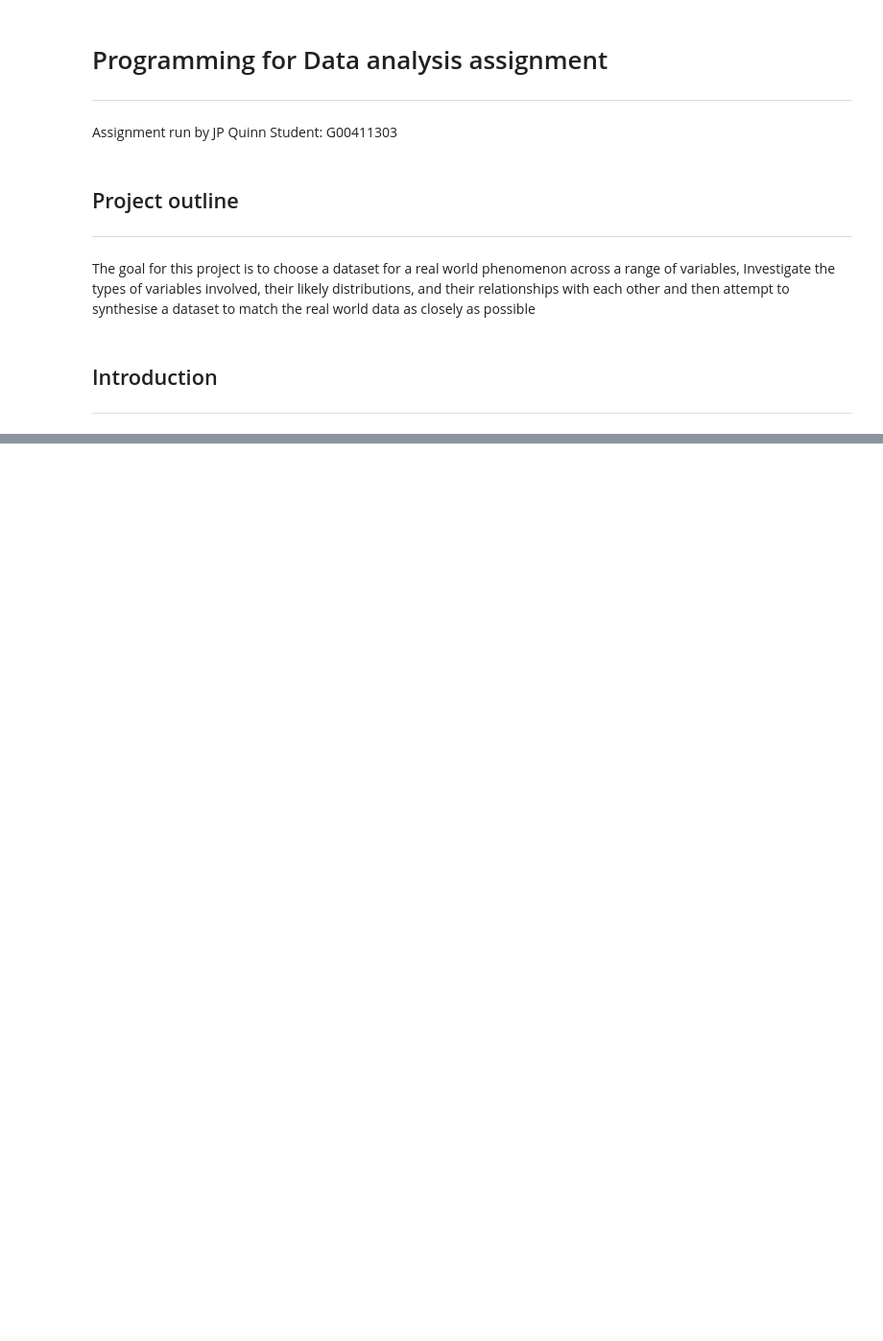
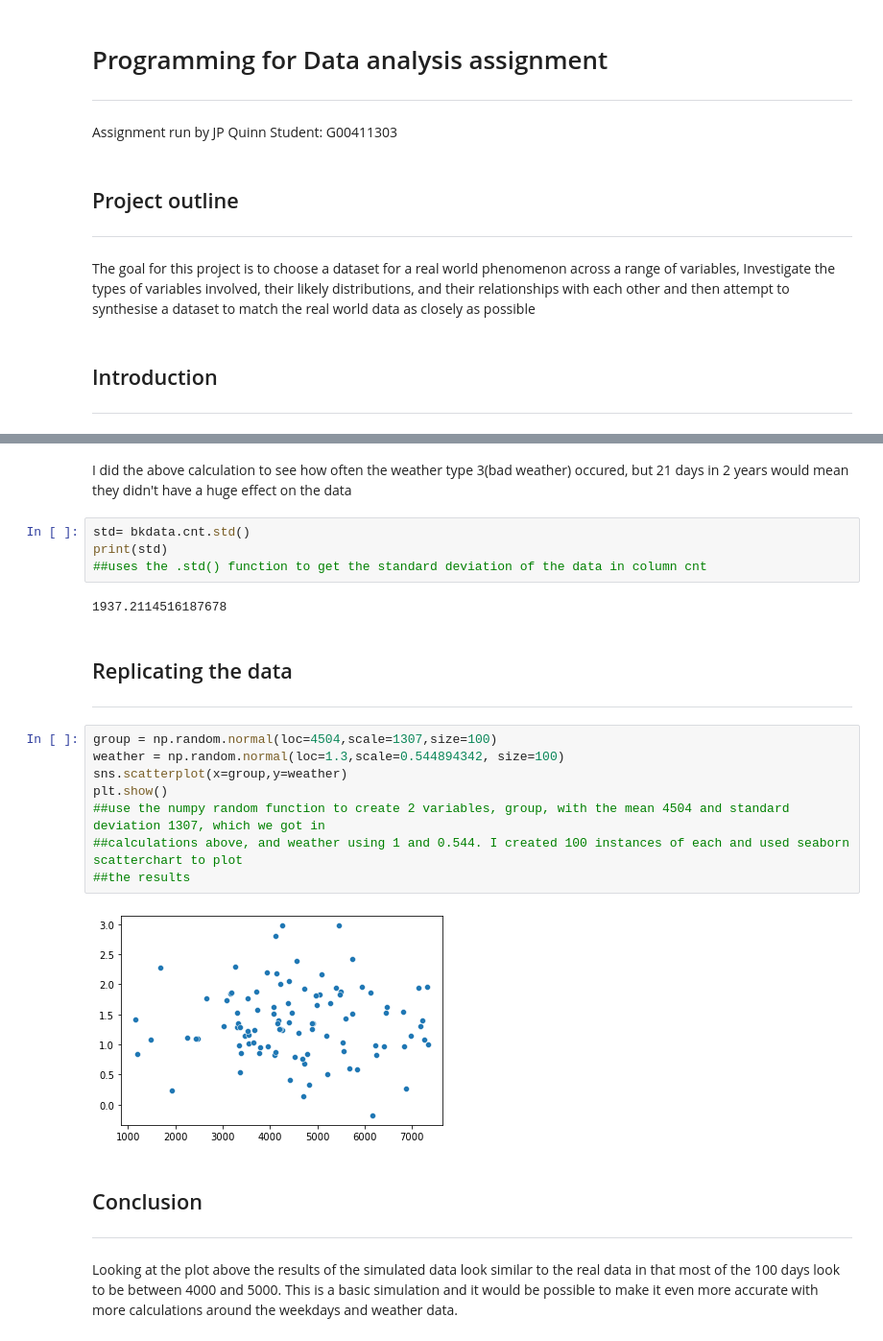
Before and after one commit to jpquinn66/PfDA_assessment, a Jupyter notebook: PFDA_Assignment.ipynb, the cells around one changed output, grey strips where cells are left out. Shown: that part at 96% size. Saved outputs shown, nothing was run; the diff lists cells and outputs as text; blank space fills up the shorter version.

```diff
--- a/PFDA_Assignment.ipynb
+++ b/PFDA_Assignment.ipynb
@@ -54,0 +165,26 @@ df[['day', 'cnt']].groupby('day').sum().plot(kind='bar', legend=None)
+# %% [markdown]
+I did the above calculation to see how often the weather type 3(bad weather) occured, but 21 days in 2 years would mean they didn't have a huge effect on the data
+# %%
+std= bkdata.cnt.std()
+print(std)
+##uses the .std() function to get the standard deviation of the data in column cnt
+# %% [output]
+1937.2114516187678
+# %% [markdown]
+## Replicating the data
+***
+# %%
+group = np.random.normal(loc=4504,scale=1307,size=100)
+weather = np.random.normal(loc=1.3,scale=0.544894342, size=100)
+sns.scatterplot(x=group,y=weather)
+plt.show()
+##use the numpy random function to create 2 variables, group, with the mean 4504 and standard deviation 1307, which we got in
+##calculations above, and weather using 1 and 0.544. I created 100 instances of each and used seaborn scatterchart to plot
+##the results
+# %% [output]
+[figure, added]
+# %% [markdown]
+## Conclusion
+***
+# %% [markdown]
+Looking at the plot above the results of the simulated data look similar to the real data in that most of the 100 days look to be between 4000 and 5000. This is a basic simulation and it would be possible to make it even more accurate with more calculations around the weekdays and weather data.
```
Also changed, not shown: parts of 15 cells of this notebook, 2 other files.
